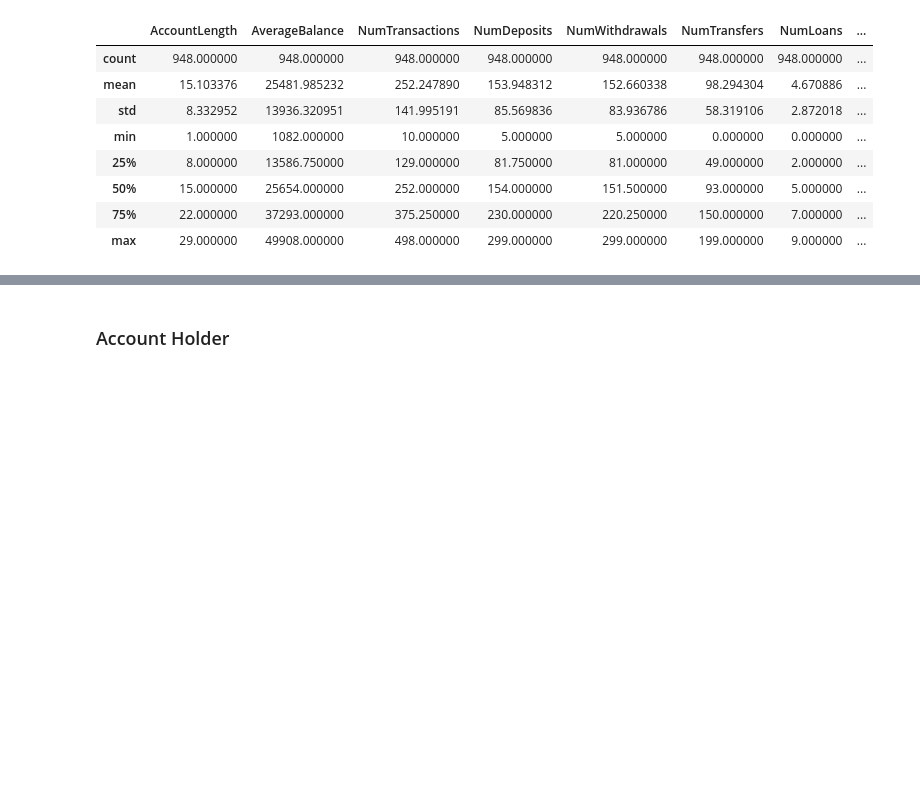
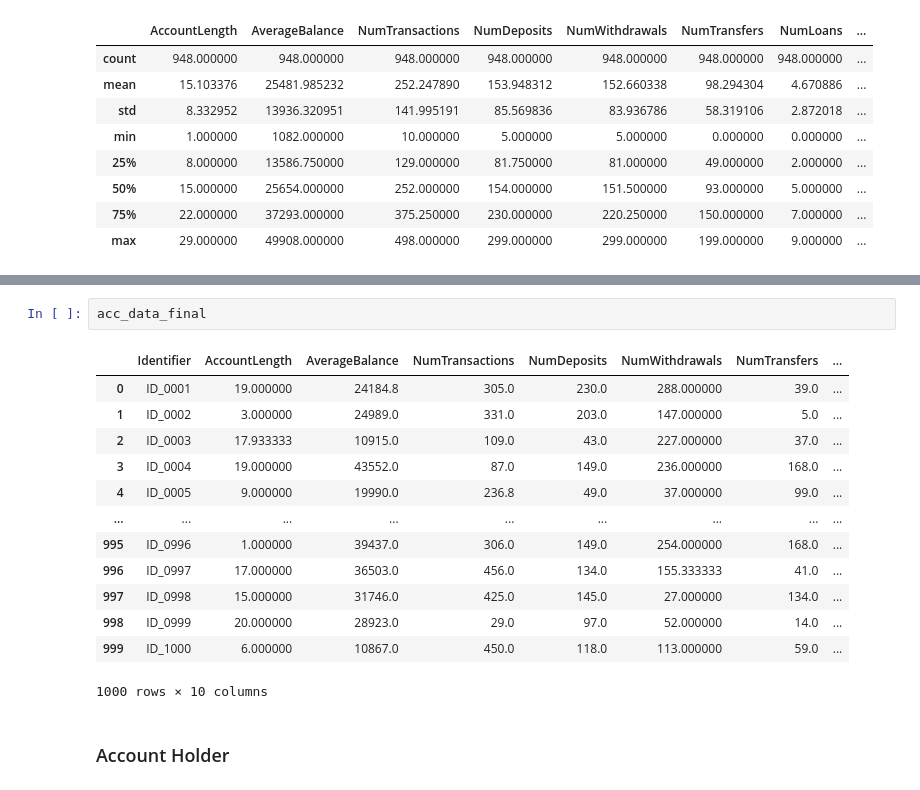
Before and after one commit to valooi/experianlivechallenge, a Jupyter notebook: data_exploration.ipynb, the cells around one changed output, grey strips where cells are left out. Saved outputs shown, nothing was run; the diff lists cells and outputs as text; blank space fills up the shorter version.

```diff
--- a/data_exploration.ipynb
+++ b/data_exploration.ipynb
@@ -154,3 +164,19 @@ acc_data_imputed
+# %%
+acc_data_final
+# %% [output]
+|  | Identifier | AccountLength | AverageBalance | NumTransactions | NumDeposits | NumWithdrawals | NumTransfers | ... |
+| 0 | ID_0001 | 19.000000 | 24184.8 | 305.0 | 230.0 | 288.000000 | 39.0 | ... |
+| 1 | ID_0002 | 3.000000 | 24989.0 | 331.0 | 203.0 | 147.000000 | 5.0 | ... |
+| 2 | ID_0003 | 17.933333 | 10915.0 | 109.0 | 43.0 | 227.000000 | 37.0 | ... |
+| 3 | ID_0004 | 19.000000 | 43552.0 | 87.0 | 149.0 | 236.000000 | 168.0 | ... |
+| 4 | ID_0005 | 9.000000 | 19990.0 | 236.8 | 49.0 | 37.000000 | 99.0 | ... |
+| ... | ... | ... | ... | ... | ... | ... | ... | ... |
+| 995 | ID_0996 | 1.000000 | 39437.0 | 306.0 | 149.0 | 254.000000 | 168.0 | ... |
+| 996 | ID_0997 | 17.000000 | 36503.0 | 456.0 | 134.0 | 155.333333 | 41.0 | ... |
+| 997 | ID_0998 | 15.000000 | 31746.0 | 425.0 | 145.0 | 27.000000 | 134.0 | ... |
+| 998 | ID_0999 | 20.000000 | 28923.0 | 29.0 | 97.0 | 52.000000 | 14.0 | ... |
+| 999 | ID_1000 | 6.000000 | 10867.0 | 450.0 | 118.0 | 113.000000 | 59.0 | ... |
+1000 rows × 10 columns
 # %% [markdown]
 ### Account Holder
 # %%
```
Also changed, not shown: parts of 9 cells of this notebook.
